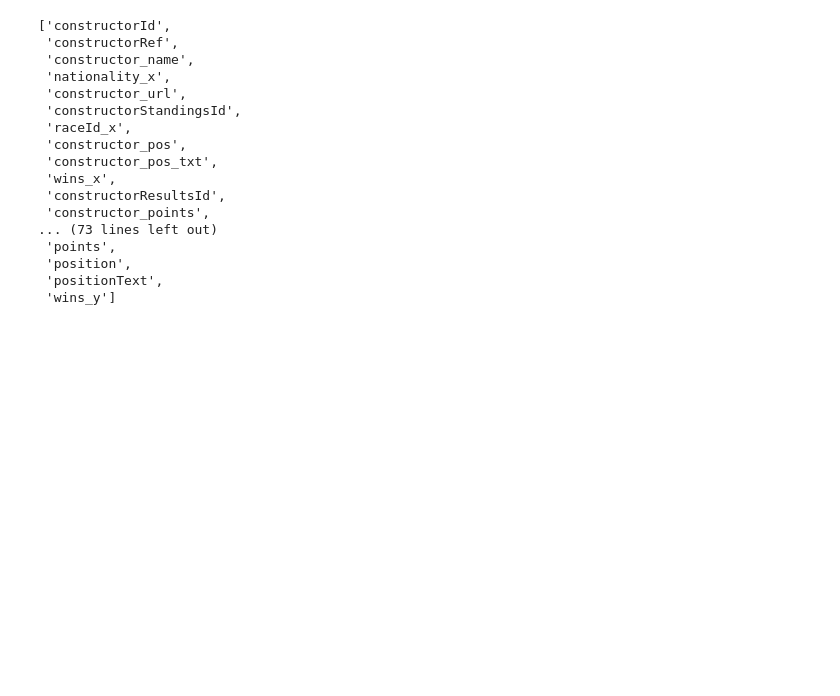
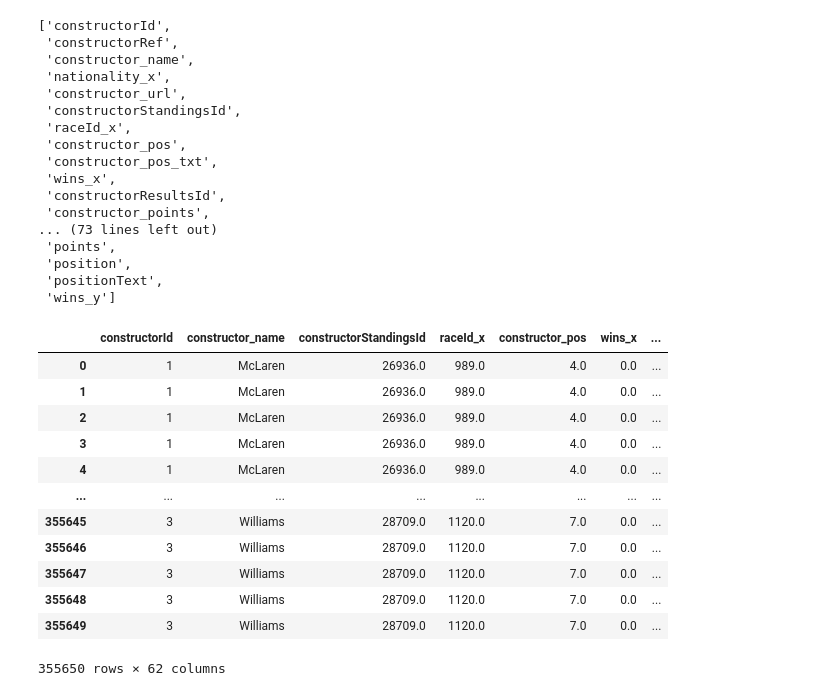
Before and after one commit to Plyrex/COMP3608-Project, a Jupyter notebook: F1_Project.ipynb, the cells around one changed output. Cells and saved outputs as stored; diff of their text form; code cells hidden in the pictures; blank space fills up the shorter version.

Commit message:
Dropped more columns for clean

```diff
--- a/F1_Project.ipynb
+++ b/F1_Project.ipynb
@@ -497,3 +497,45 @@ final_merged_data.columns.to_list()
 # %%
 # final_merged_data.drop('name_x', axis='columns', inplace= True)
 # final_merged_data.drop('url_x', axis='columns', inplace= True)
+final_merged_data.drop('constructorRef', axis='columns', inplace=True)
+final_merged_data.drop('constructor_url', axis='columns', inplace=True)
+final_merged_data.drop('race_url', axis='columns', inplace=True)
+final_merged_data.drop('res_pos_txt', axis='columns', inplace=True)
+final_merged_data.drop('url', axis='columns', inplace=True)
+final_merged_data.drop('dob', axis='columns', inplace=True)
+final_merged_data.drop('constructor_pos_txt', axis='columns', inplace=True)
+final_merged_data.drop('number_x', axis='columns', inplace=True) # I dont think we need driver num
+final_merged_data.drop('Round Number', axis='columns', inplace=True)
+final_merged_data.drop('fp1_time', axis='columns', inplace=True)
+final_merged_data.drop('fp2_time', axis='columns', inplace=True)
+final_merged_data.drop('fp3_time', axis='columns', inplace=True)
+final_merged_data.drop('fp1_date', axis='columns', inplace=True)
+final_merged_data.drop('fp2_date', axis='columns', inplace=True)
+final_merged_data.drop('fp3_date', axis='columns', inplace=True)
+final_merged_data.drop('sprint_date', axis='columns', inplace=True)
+final_merged_data.drop('sprint_time', axis='columns', inplace=True)
+final_merged_data.drop('quali_time', axis='columns', inplace=True)
+final_merged_data.drop('quali_date', axis='columns', inplace=True)
+final_merged_data.drop('nationality_x', axis='columns', inplace=True)
+final_merged_data.drop('nationality_y', axis='columns', inplace=True)
+final_merged_data.drop('Nationality', axis='columns', inplace=True)
+final_merged_data.drop('number_y', axis='columns', inplace=True)
+final_merged_data.drop('positionText', axis='columns', inplace=True)
+final_merged_data.drop('Decade', axis='columns', inplace=True)
+final_merged_data.drop('Year', axis='columns', inplace=True) # can choose to keep a year but we have date as well
+final_merged_data.drop('year', axis='columns', inplace=True)
+final_merged_data
+# %% [output]
+|  | constructorId | constructor_name | constructorStandingsId | raceId_x | constructor_pos | wins_x | ... |
+| 0 | 1 | McLaren | 26936.0 | 989.0 | 4.0 | 0.0 | ... |
+| 1 | 1 | McLaren | 26936.0 | 989.0 | 4.0 | 0.0 | ... |
+| 2 | 1 | McLaren | 26936.0 | 989.0 | 4.0 | 0.0 | ... |
+| 3 | 1 | McLaren | 26936.0 | 989.0 | 4.0 | 0.0 | ... |
+| 4 | 1 | McLaren | 26936.0 | 989.0 | 4.0 | 0.0 | ... |
+| ... | ... | ... | ... | ... | ... | ... | ... |
+| 355645 | 3 | Williams | 28709.0 | 1120.0 | 7.0 | 0.0 | ... |
+| 355646 | 3 | Williams | 28709.0 | 1120.0 | 7.0 | 0.0 | ... |
+| 355647 | 3 | Williams | 28709.0 | 1120.0 | 7.0 | 0.0 | ... |
+| 355648 | 3 | Williams | 28709.0 | 1120.0 | 7.0 | 0.0 | ... |
+| 355649 | 3 | Williams | 28709.0 | 1120.0 | 7.0 | 0.0 | ... |
+355650 rows × 62 columns
```
Also changed, not shown: parts of 12 cells of this notebook, 1 other file.
